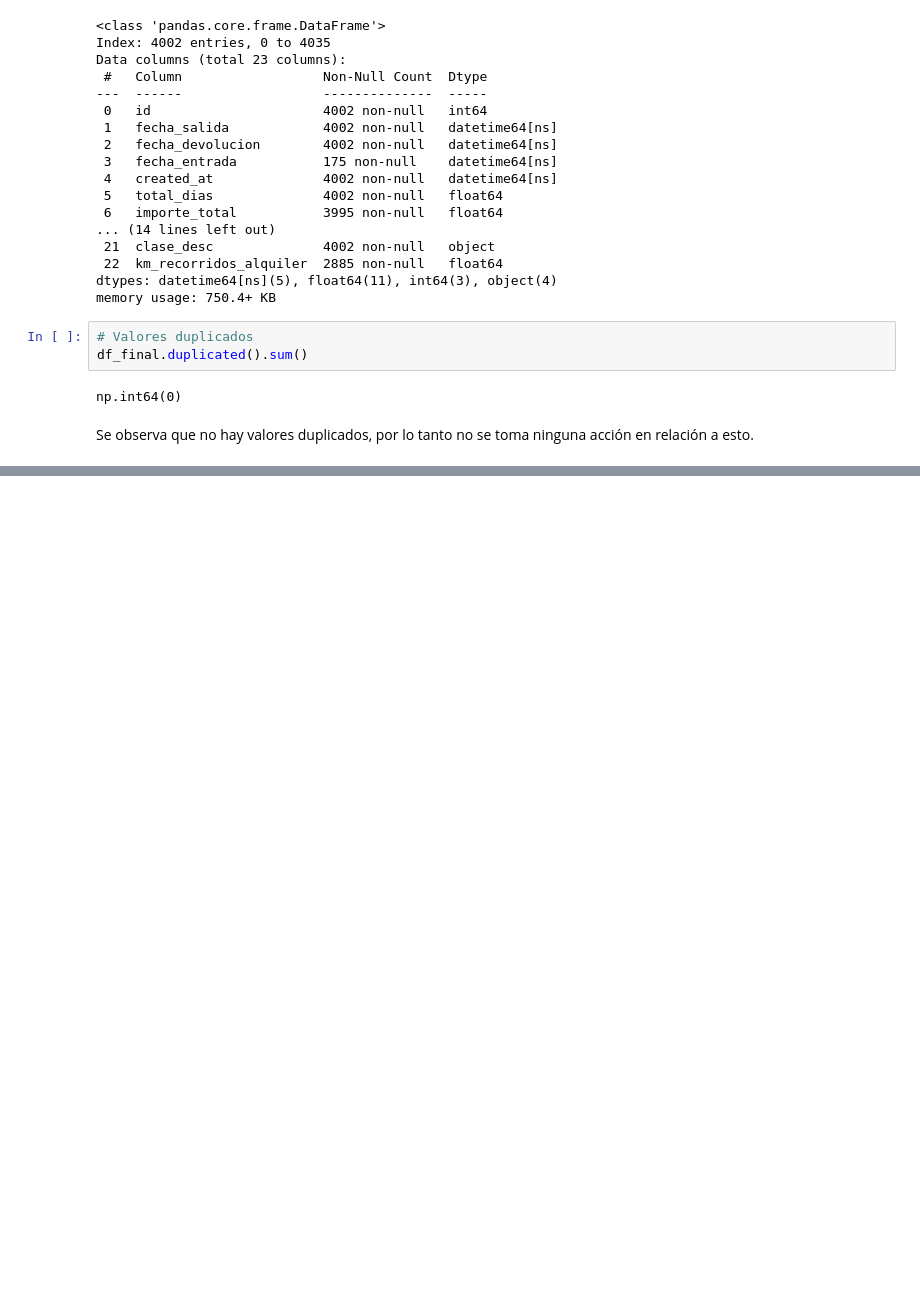
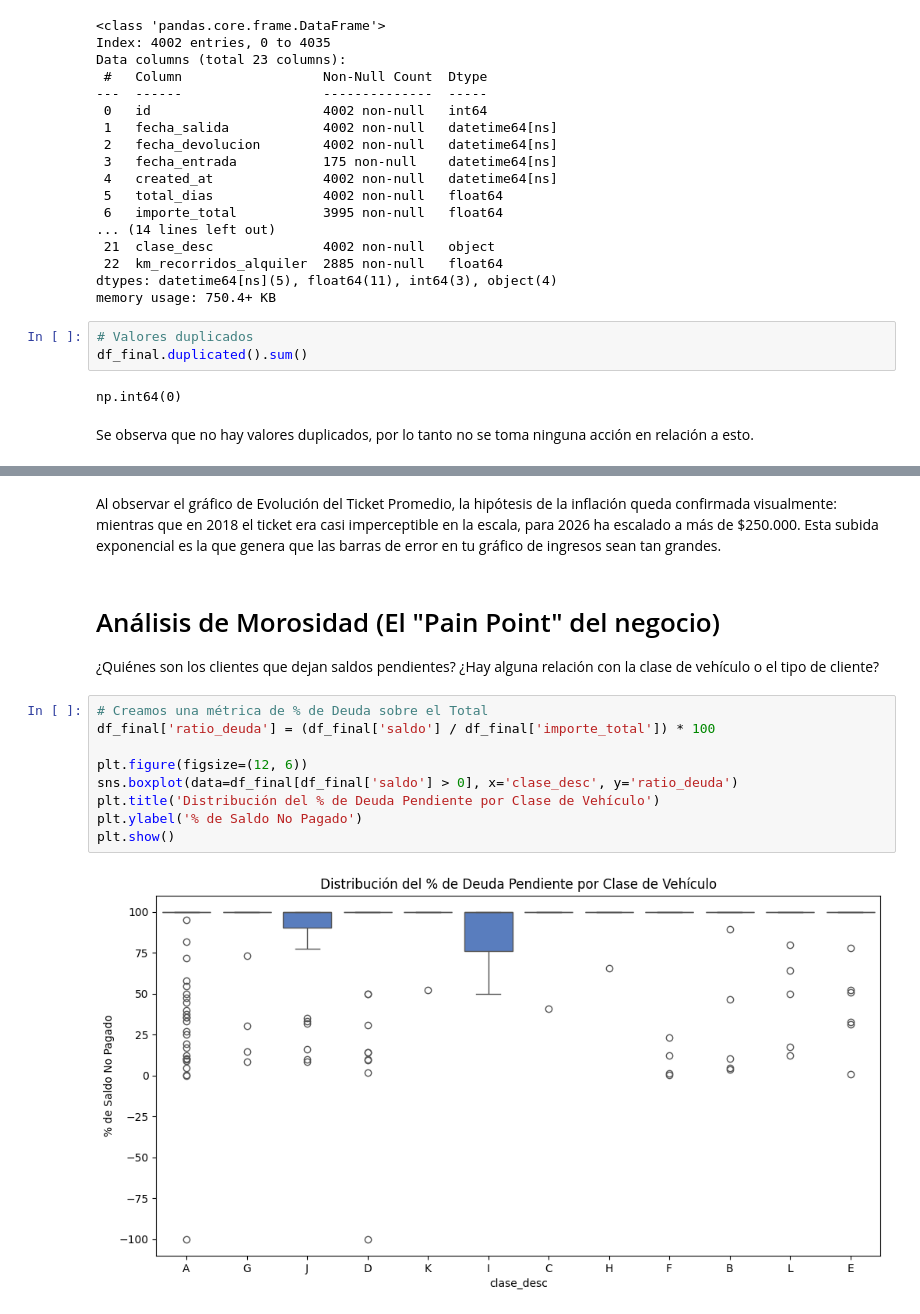
Before and after one commit to lucasdp5/ds2, a Jupyter notebook: perea_ds2.ipynb, the cells around one changed output, grey strips where cells are left out. Saved outputs shown, nothing was run; the diff lists cells and outputs as text; blank space fills up the shorter version.

```diff
--- a/perea_ds2.ipynb
+++ b/perea_ds2.ipynb
@@ -292,0 +332,16 @@ Se observa que no hay valores duplicados, por lo tanto no se toma ninguna acció
+# %% [markdown]
+Al observar el gráfico de Evolución del Ticket Promedio, la hipótesis de la inflación queda confirmada visualmente: mientras que en 2018 el ticket era casi imperceptible en la escala, para 2026 ha escalado a más de $250.000. Esta subida exponencial es la que genera que las barras de error en tu gráfico de ingresos sean tan grandes.
+# %% [markdown]
+# Análisis de Morosidad (El "Pain Point" del negocio)
+¿Quiénes son los clientes que dejan saldos pendientes? ¿Hay alguna relación con la clase de vehículo o el tipo de cliente?
+# %%
+# Creamos una métrica de % de Deuda sobre el Total
+df_final['ratio_deuda'] = (df_final['saldo'] / df_final['importe_total']) * 100
+
+plt.figure(figsize=(12, 6))
+sns.boxplot(data=df_final[df_final['saldo'] > 0], x='clase_desc', y='ratio_deuda')
+plt.title('Distribución del % de Deuda Pendiente por Clase de Vehículo')
+plt.ylabel('% de Saldo No Pagado')
+plt.show()
+# %% [output]
+[figure, added]
```
Also changed, not shown: parts of 12 cells of this notebook.
